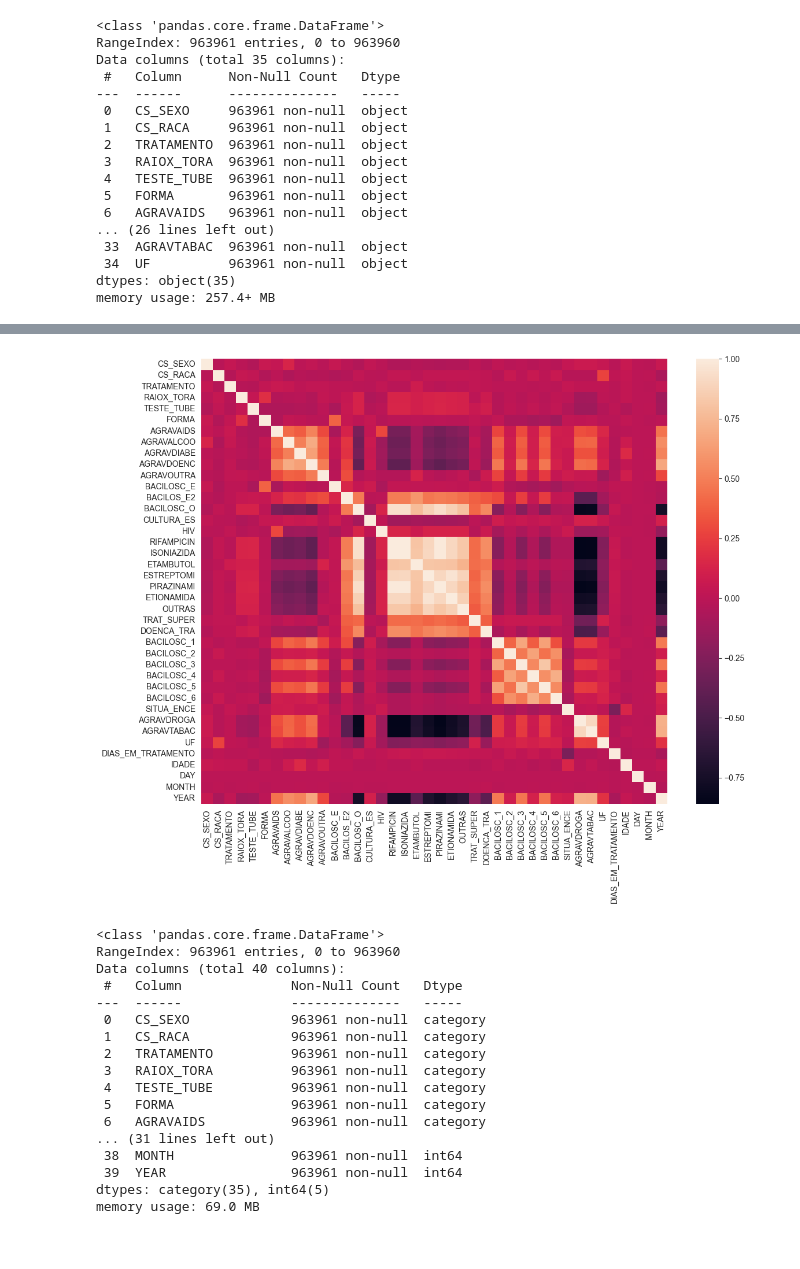
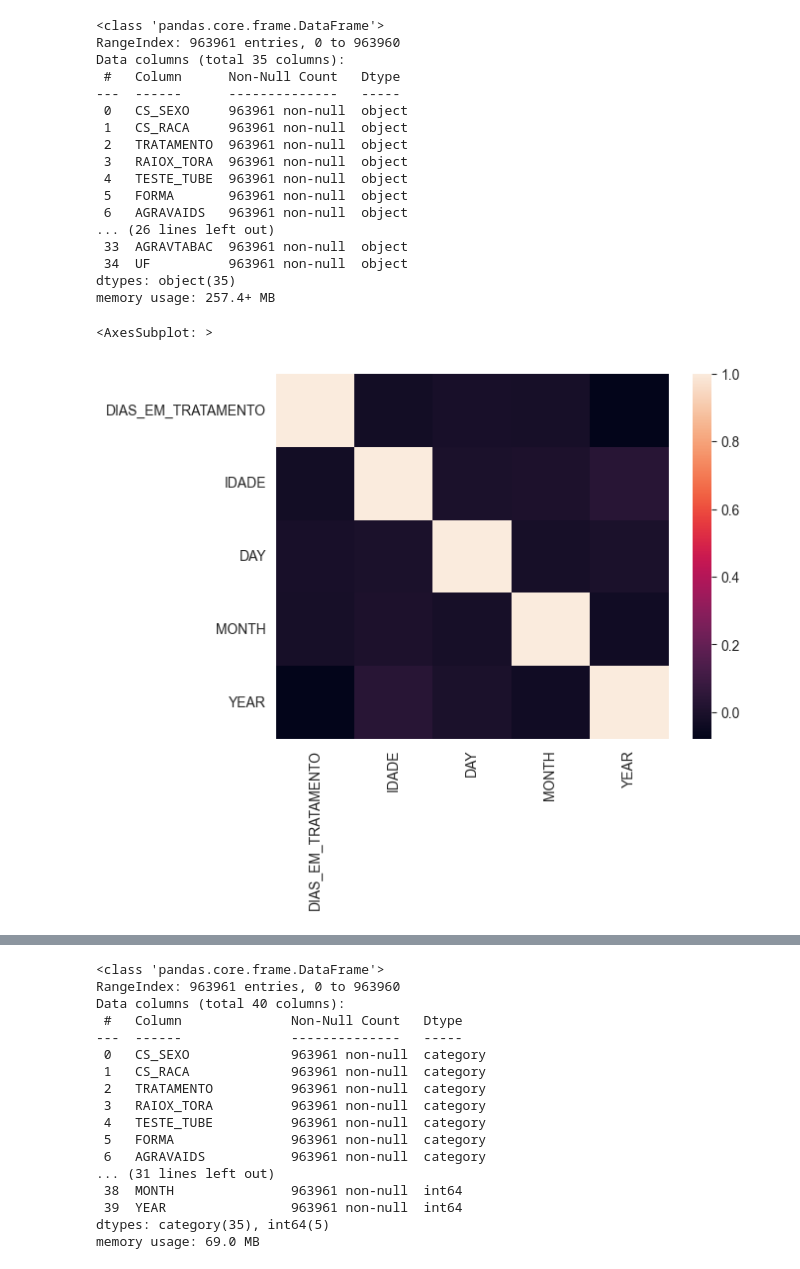
Before and after one commit to eduardochaves1/prog-tuberculose, a Jupyter notebook: notebooks/3_ML.ipynb, the cells around one changed output, grey strips where cells are left out. Cells and saved outputs as stored; diff of their text form; code cells hidden in the pictures.

```diff
--- a/notebooks/3_ML.ipynb
+++ b/notebooks/3_ML.ipynb
@@ -83,6 +83,11 @@ Data columns (total 35 columns):
  34  UF          963961 non-null  object
 dtypes: object(35)
 memory usage: 257.4+ MB
+# %%
+sns.heatmap(df.corr(numeric_only=True))
+# %% [output]
+<AxesSubplot: >
+[figure, added]
 # %%
 from sklearn.preprocessing import LabelEncoder
 
@@ -105,14 +110,6 @@ df.head()
 | 3 | 1 | 0 | 2 | 4 | 2 | 2 | 0 | 0 | 0 | ... |
 | 4 | 0 | 2 | 2 | 1 | 2 | 2 | 0 | 0 | 0 | ... |
 5 rows × 40 columns
-# %%
-fig, ax = plt.subplots(figsize=(13,10))
-
-ax = sns.heatmap(df.corr(numeric_only=True))
-
-plt.show()
-# %% [output]
-[figure, removed]
 # %%
 for feature in categorical_features.columns:
   df[feature] = df[feature].astype('category')
```
Also changed, not shown: parts of 5 cells of this notebook, 2 other files.
